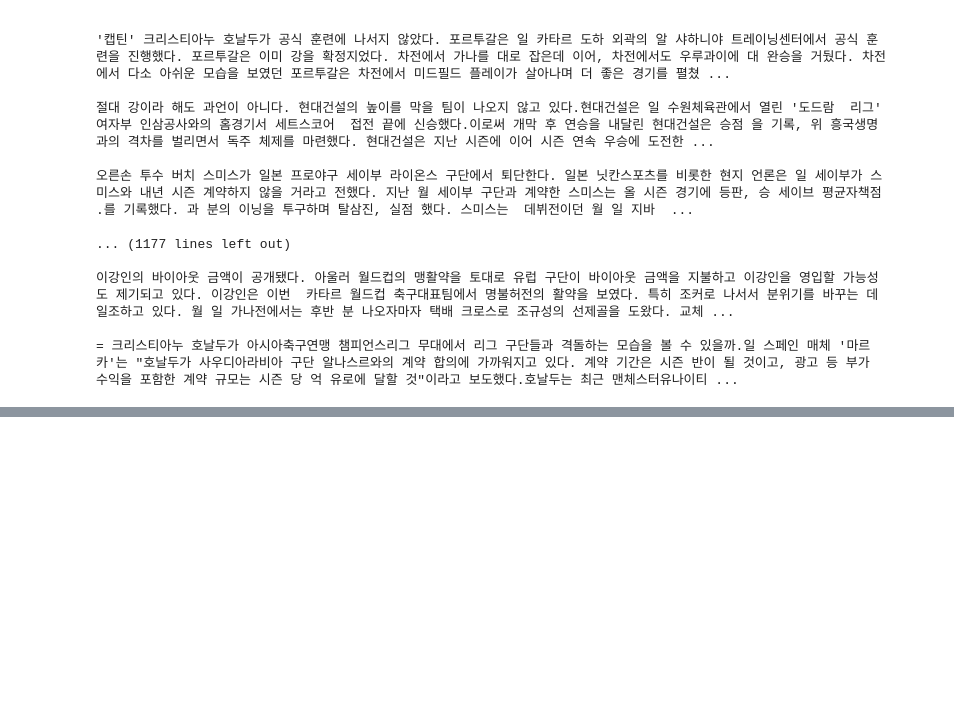
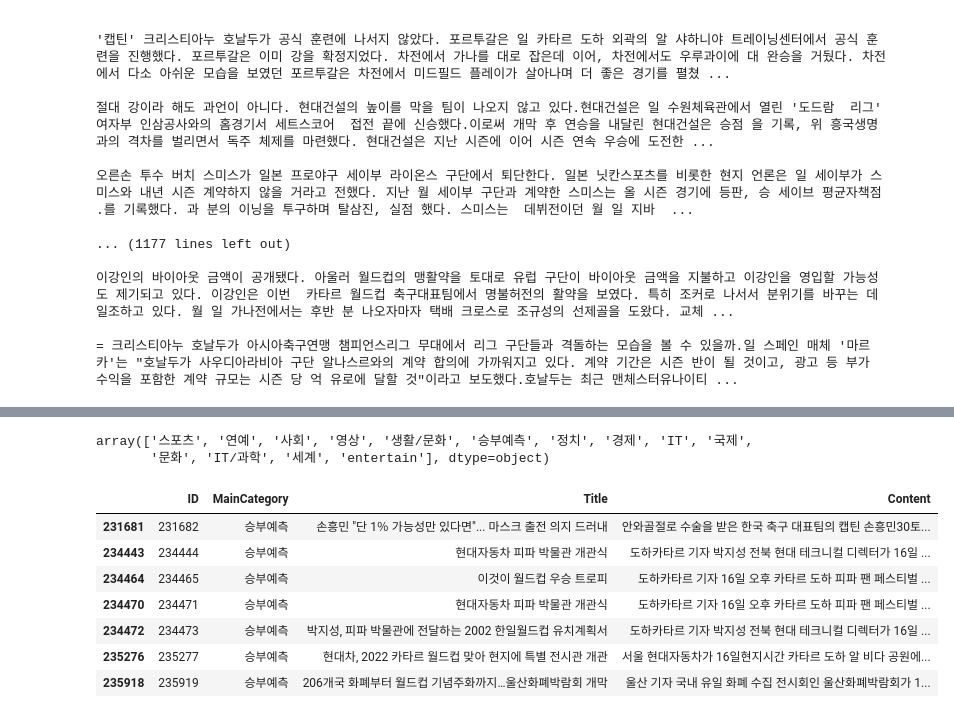
Before and after one commit to sesac-finance/NEWS_TEAM_3, a Jupyter notebook: preprocessor/daum_preprocessing.ipynb, the cells around one changed output, grey strips where cells are left out. Saved outputs shown, nothing was run; the diff lists cells and outputs as text; code cells hidden in the pictures; blank space fills up the shorter version.

```diff
--- a/preprocessor/daum_preprocessing.ipynb
+++ b/preprocessor/daum_preprocessing.ipynb
@@ -58,0 +69,18 @@ for news_body in news['Content']:
+# %%
+with open("db_config.json", "r", encoding = "utf-8") as f:
+    db_config = json.load(f)
+
+connection = pymysql.connect(
+    host = db_config["host"],
+    user = db_config["user"],
+    password = db_config["password"],
+    database = db_config["database"],
+    port = db_config["port"],
+    charset = "utf8"
+)
+
+warnings.filterwarnings(action = "ignore", category = UserWarning)
+# %%
+sql = "SELECT ID, MainCategory, Title, Content FROM tb_news"
+df = pd.read_sql(sql, connection)
+df.head()
@@ -58,0 +94,16 @@ for news_body in news['Content']:
+# %%
+df["MainCategory"].unique()
+# %% [output]
+array(['스포츠', '연예', '사회', '영상', '생활/문화', '승부예측', '정치', '경제', 'IT', '국제',
+       '문화', 'IT/과학', '세계', 'entertain'], dtype=object)
+# %%
+df[df["MainCategory"] == "승부예측"]
+# %% [output]
+|  | ID | MainCategory | Title | Content |
+| 231681 | 231682 | 승부예측 | 손흥민 "단 1％ 가능성만 있다면"... 마스크 출전 의지 드러내 | 안와골절로 수술을 받은 한국 축구 대표팀의 캡틴 손흥민30토... |
+| 234443 | 234444 | 승부예측 | 현대자동차 피파 박물관 개관식 | 도하카타르 기자 박지성 전북 현대 테크니컬 디렉터가 16일 ... |
+| 234464 | 234465 | 승부예측 | 이것이 월드컵 우승 트로피 | 도하카타르 기자 16일 오후 카타르 도하 피파 팬 페스티벌 ... |
+| 234470 | 234471 | 승부예측 | 현대자동차 피파 박물관 개관식 | 도하카타르 기자 16일 오후 카타르 도하 피파 팬 페스티벌 ... |
+| 234472 | 234473 | 승부예측 | 박지성, 피파 박물관에 전달하는 2002 한일월드컵 유치계획서 | 도하카타르 기자 박지성 전북 현대 테크니컬 디렉터가 16일 ... |
+| 235276 | 235277 | 승부예측 | 현대차, 2022 카타르 월드컵 맞아 현지에 특별 전시관 개관 | 서울 현대자동차가 16일현지시간 카타르 도하 알 비다 공원에... |
+| 235918 | 235919 | 승부예측 | 206개국 화폐부터 월드컵 기념주화까지…울산화폐박람회 개막 | 울산 기자 국내 유일 화폐 수집 전시회인 울산화폐박람회가 1... |
```
Also changed, not shown: parts of 10 cells of this notebook, 20 other files.
